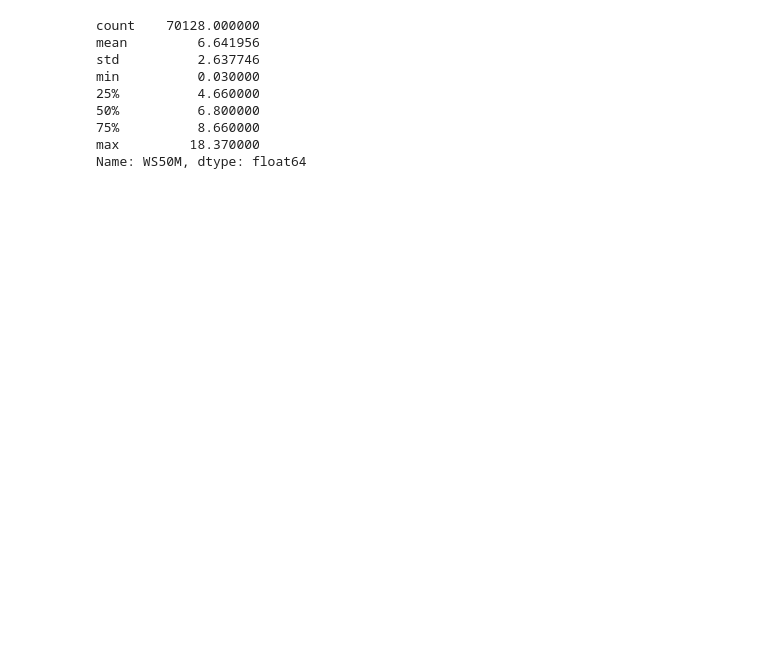
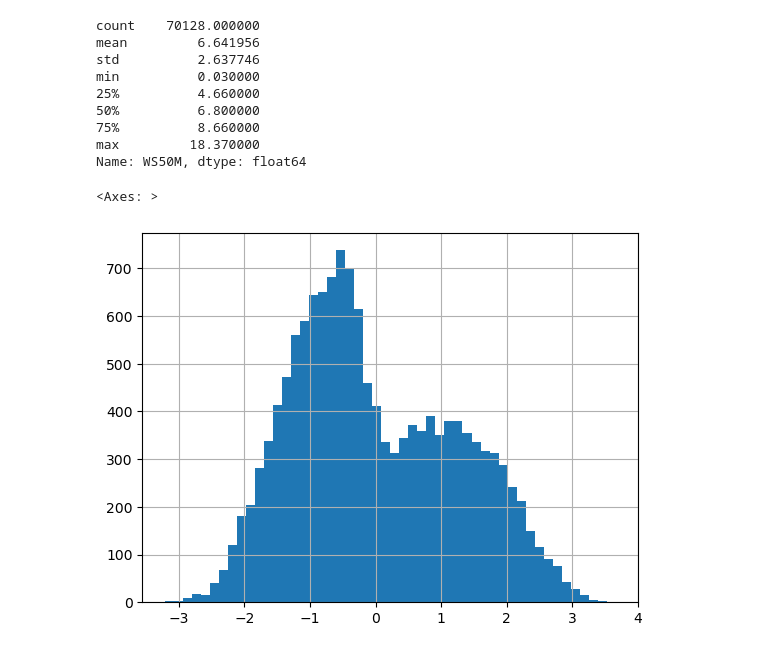
Before and after one commit to mauurits/gpw7, a Jupyter notebook: notebooks/Initial_Analysis.ipynb, the cells around one changed output. Cells and saved outputs as stored; diff of their text form; code cells hidden in the pictures; blank space fills up the shorter version.

```diff
--- a/notebooks/Initial_Analysis.ipynb
+++ b/notebooks/Initial_Analysis.ipynb
@@ -208,7 +210,7 @@ turning transformations arrays back into a dataframe object
 # %%
-#X_train_norm = pd.DataFrame(X_train_norm, columns=X_train.columns, index=X_train.index )
+X_train_norm = pd.DataFrame(X_train_norm, columns=X_train.columns, index=X_train.index )
 #X_train_norm.head()
 # %%
-#X_test_norm = pd.DataFrame(X_test_norm, columns=X_test.columns, index=X_test.index)
+X_test_norm = pd.DataFrame(X_test_norm, columns=X_test.columns, index=X_test.index)
 #X_test_norm.head()
 # %%
@@ -253,3 +262,8 @@ min          0.030000
 75%          8.660000
 max         18.370000
 Name: WS50M, dtype: float64
+# %%
+(y_test - y_pred).hist(bins=50)
+# %% [output]
+<Axes: >
+[figure, added]
```
Also changed, not shown: parts of 21 cells of this notebook.
